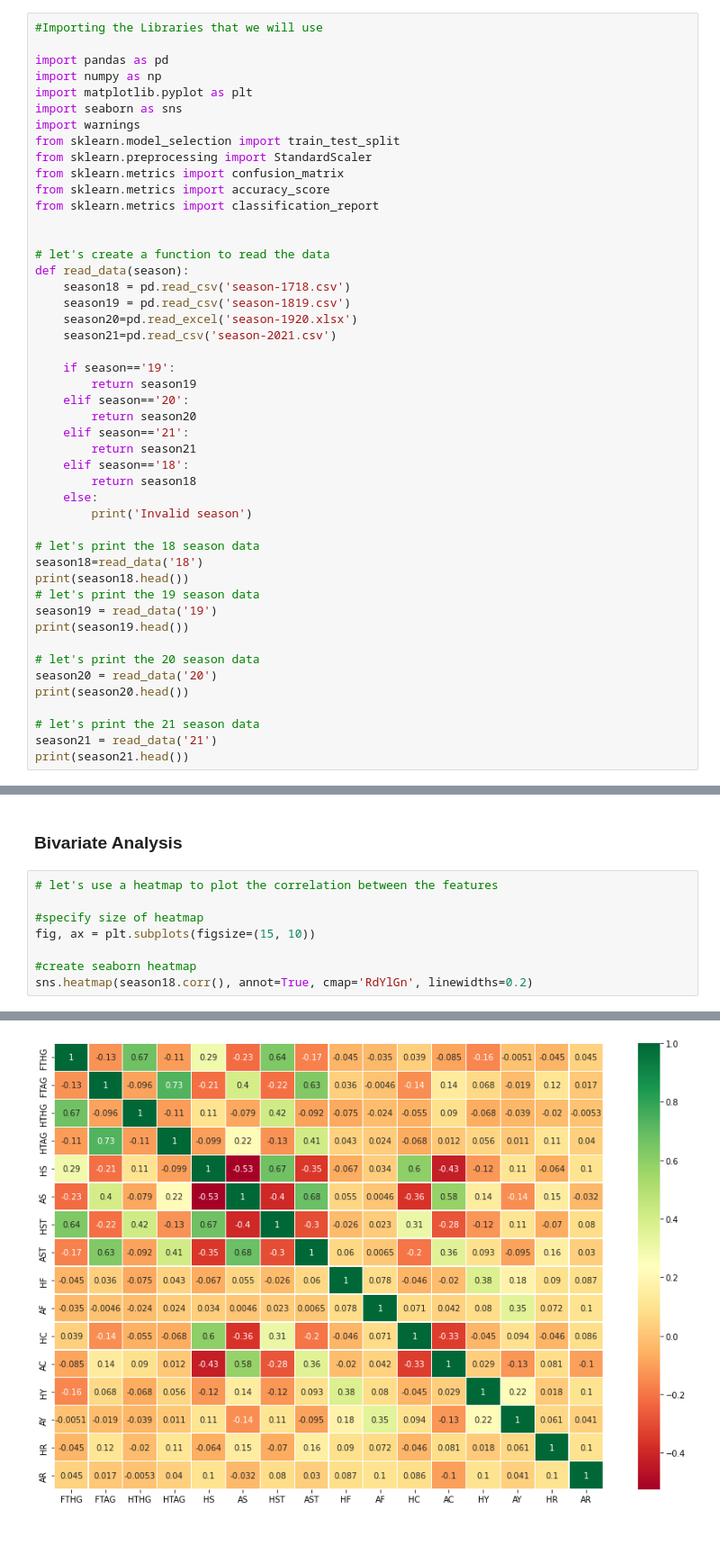
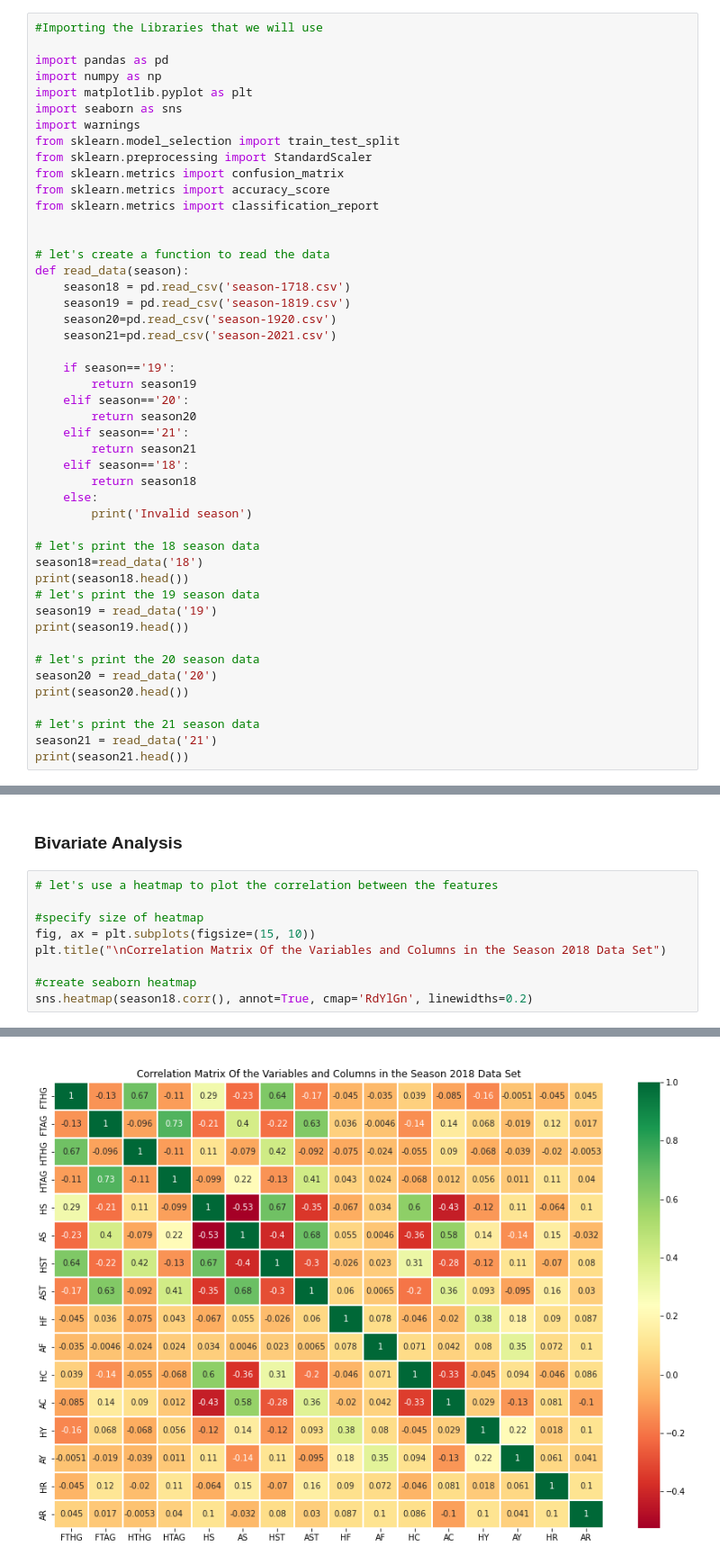
Before and after one commit to ch1b4d4/Python, a Jupyter notebook: Group Project_EPL/Premier_League_Prediction.ipynb, the cells around one changed output, grey strips where cells are left out. Shown at 90% size. Saved outputs shown, nothing was run; the diff lists cells and outputs as text; blank space fills up the shorter version.

```diff
--- a/Group Project_EPL/Premier_League_Prediction.ipynb
+++ b/Group Project_EPL/Premier_League_Prediction.ipynb
@@ -33,7 +35,7 @@ from sklearn.metrics import classification_report
 def read_data(season):
     season18 = pd.read_csv('season-1718.csv')
     season19 = pd.read_csv('season-1819.csv')
-    season20=pd.read_excel('season-1920.xlsx')
+    season20=pd.read_csv('season-1920.csv')
     season21=pd.read_csv('season-2021.csv')
 
     if season=='19':
@@ -522,6 +605,7 @@ season18.groupby('HomeTeam').agg({'FTHG':'sum'}).plot.bar(stacked=True)
 
 #specify size of heatmap
 fig, ax = plt.subplots(figsize=(15, 10))
+plt.title("\nCorrelation Matrix Of the Variables and Columns in the Season 2018 Data Set")
 
 #create seaborn heatmap
 sns.heatmap(season18.corr(), annot=True, cmap='RdYlGn', linewidths=0.2)
@@ -530 +614 @@ sns.heatmap(season18.corr(), annot=True, cmap='RdYlGn', linewidths=0.2)
-[figure, old version]
+[figure, new version]
```
Also changed, not shown: parts of 159 cells of this notebook, 5 other files.
